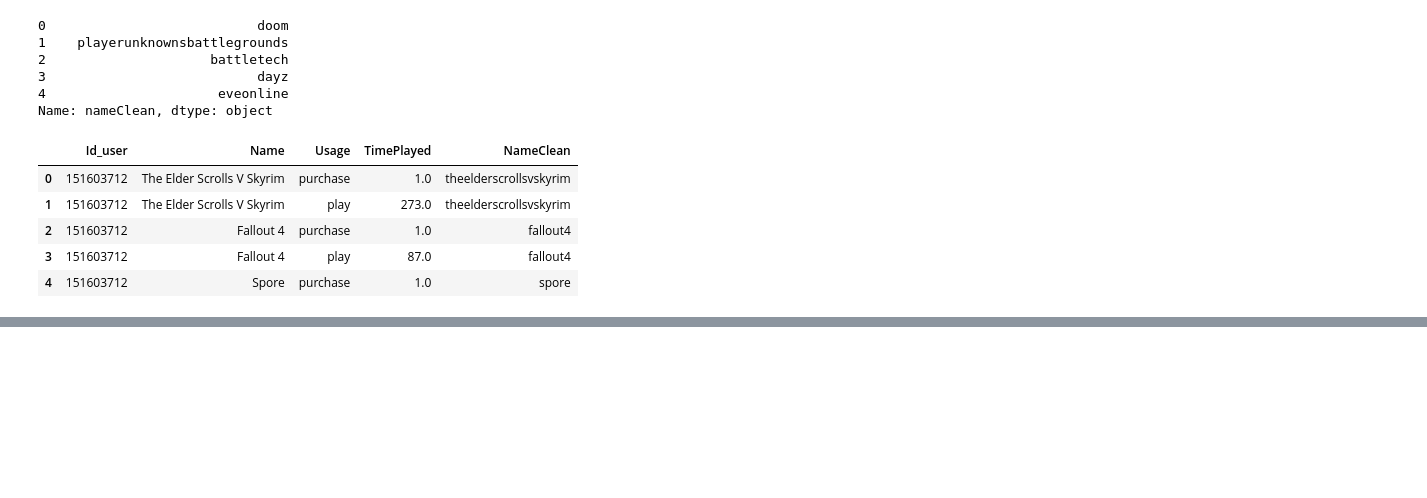
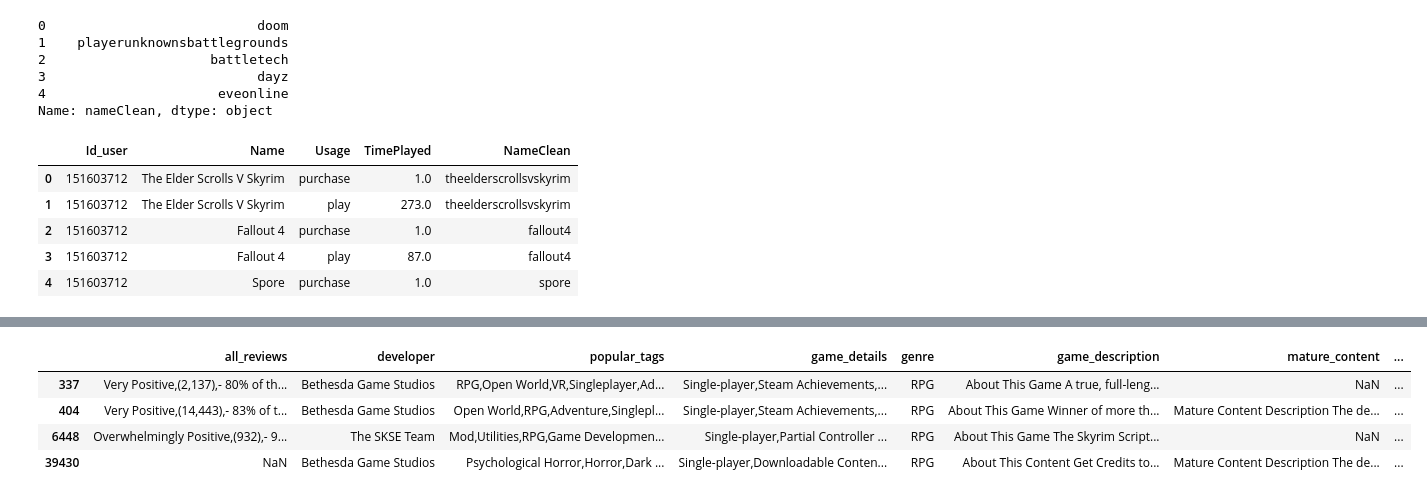
Before and after one commit to WhoIsKeyserSoze/RecommendationEngineForVideoGames, a Jupyter notebook: Notebooks/DataExploration.ipynb, the cells around one changed output, grey strips where cells are left out. Drawn from its saved outputs; the diff is of its cells as text; code cells hidden in the pictures; blank space fills up the shorter version.

```diff
--- a/Notebooks/DataExploration.ipynb
+++ b/Notebooks/DataExploration.ipynb
@@ -135,0 +154,8 @@ steam | merged | full
+# %%
+df_steam_full[df_steam_full["NameClean"].str.contains("skyrim")]
+# %% [output]
+|  | all_reviews | developer | popular_tags | game_details | genre | game_description | mature_content | ... |
+| 337 | Very Positive,(2,137),- 80% of th... | Bethesda Game Studios | RPG,Open World,VR,Singleplayer,Ad... | Single-player,Steam Achievements,... | RPG | About This Game A true, full-leng... | NaN | ... |
+| 404 | Very Positive,(14,443),- 83% of t... | Bethesda Game Studios | Open World,RPG,Adventure,Singlepl... | Single-player,Steam Achievements,... | RPG | About This Game Winner of more th... | Mature Content Description The de... | ... |
+| 6448 | Overwhelmingly Positive,(932),- 9... | The SKSE Team | Mod,Utilities,RPG,Game Developmen... | Single-player,Partial Controller ... | RPG | About This Game The Skyrim Script... | NaN | ... |
+| 39430 | NaN | Bethesda Game Studios | Psychological Horror,Horror,Dark ... | Single-player,Downloadable Conten... | RPG | About This Content Get Credits to... | Mature Content Description The de... | ... |
```
Also changed, not shown: parts of 10 cells of this notebook.
